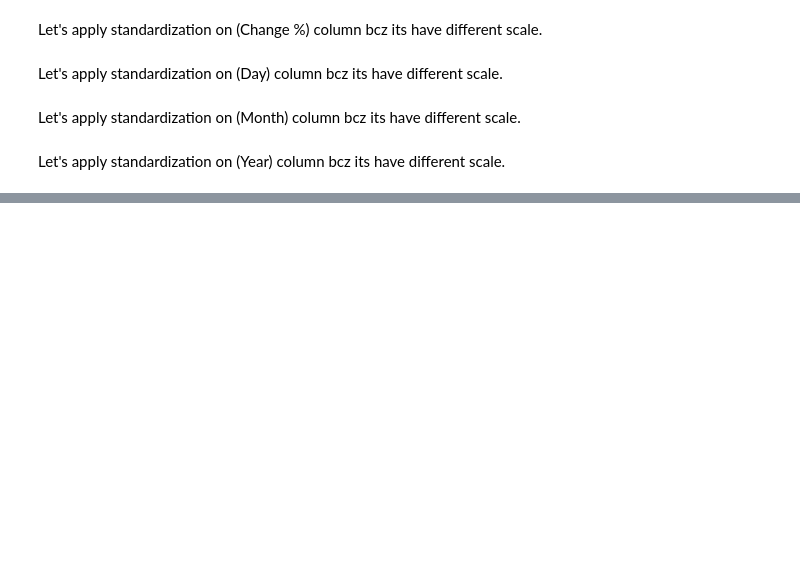
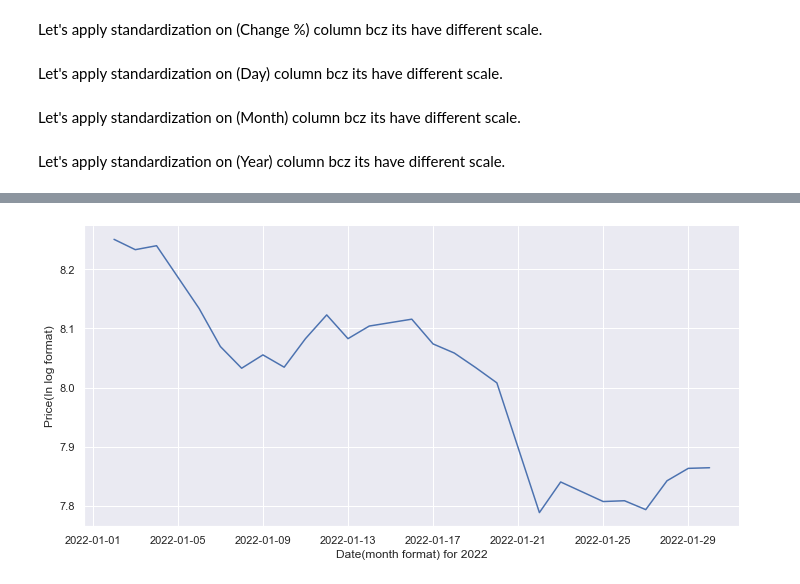
Before and after one commit to darshakpranpariya/MARKETPIRATE, a Jupyter notebook: Feature Engineering/feature_engineering.ipynb, the cells around one changed output, grey strips where cells are left out. Cells and saved outputs as stored; diff of their text form; code cells hidden in the pictures; blank space fills up the shorter version.

```diff
--- a/Feature Engineering/feature_engineering.ipynb
+++ b/Feature Engineering/feature_engineering.ipynb
@@ -91,0 +143,11 @@ df.head()
+# %%
+# Time vs Price
+line_graph(
+    df_name=df[(df['Date'] > '2022-01-01') & (df['Date'] < '2022-01-31')],
+    x_axis_column='Date',
+    y_axis_column='Price',
+    x_axis_title='Date(month format) for 2022',
+    y_axis_title='Price(In log format)'
+)
+# %% [output]
+[figure, added]
```
Also changed, not shown: parts of 19 cells of this notebook, 2 other files.
